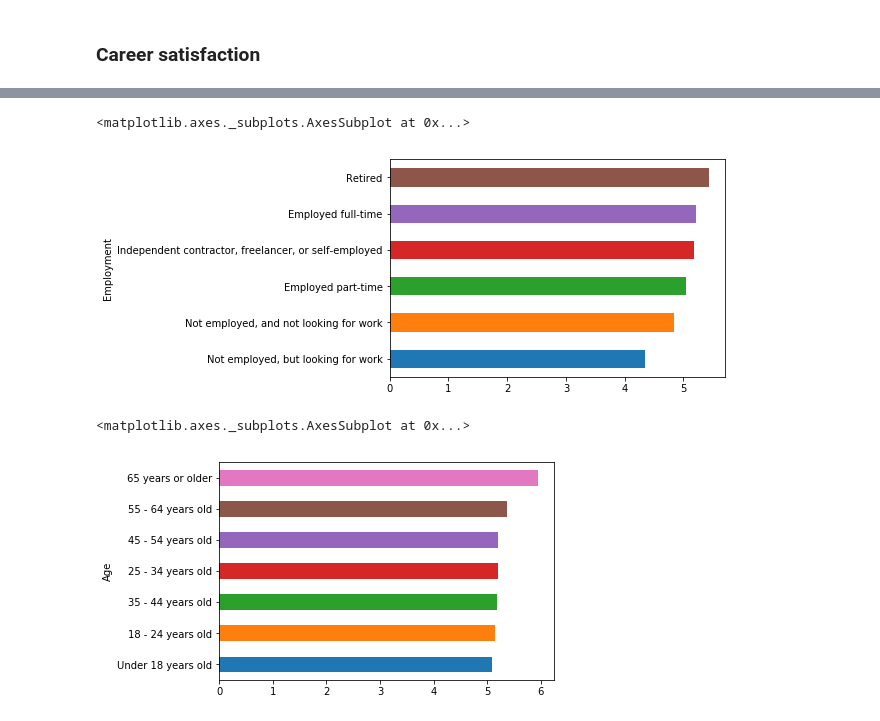
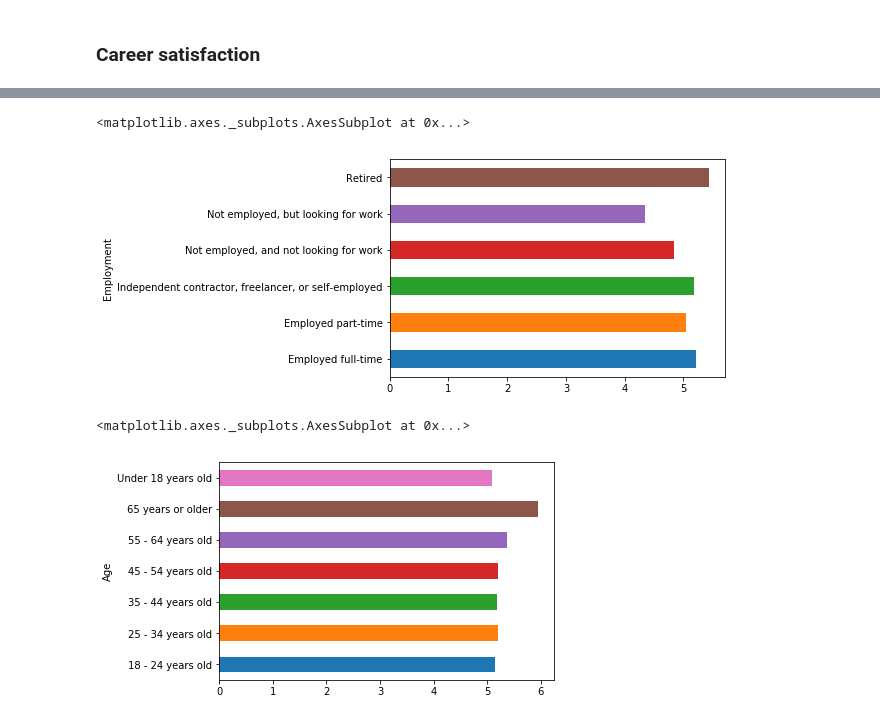
Before and after one commit to iliakplv/overflow, a Jupyter notebook: analysis.ipynb, the cells around one changed output, grey strips where cells are left out. Cells and saved outputs as stored; diff of their text form; code cells hidden in the pictures.

```diff
--- a/analysis.ipynb
+++ b/analysis.ipynb
@@ -219,17 +219,17 @@ Name: CareerSatisfaction, Length: 177, dtype: float64
 # %%
 # Career satisfaction by employment
 df[['Employment', 'CareerSatisfaction']].dropna() \
 .replace('Extremely dissatisfied', 1) \
 .replace('Moderately dissatisfied', 2) \
 .replace('Slightly dissatisfied', 3) \
 .replace('Neither satisfied nor dissatisfied', 4) \
 .replace('Slightly satisfied', 5) \
 .replace('Moderately satisfied', 6) \
 .replace('Extremely satisfied', 7) \
-.groupby(['Employment'])['CareerSatisfaction'].mean().sort_values(ascending=True).plot(kind='barh')
+.groupby(['Employment'])['CareerSatisfaction'].mean().plot(kind='barh')
 # %% [output]
 <matplotlib.axes._subplots.AxesSubplot at 0x...>
-[figure, old version]
+[figure, new version]
 # %%
 # Career satisfaction by age
 df[['Age', 'CareerSatisfaction']].dropna() \
@@ -240,7 +240,7 @@ df[['Age', 'CareerSatisfaction']].dropna() \
 .replace('Slightly satisfied', 5) \
 .replace('Moderately satisfied', 6) \
 .replace('Extremely satisfied', 7) \
-.groupby(['Age'])['CareerSatisfaction'].mean().sort_values(ascending=True).plot(kind='barh')
+.groupby(['Age'])['CareerSatisfaction'].mean().plot(kind='barh')
 # %% [output]
 <matplotlib.axes._subplots.AxesSubplot at 0x...>
-[figure, old version]
+[figure, new version]
```
Also changed, not shown: parts of 4 cells of this notebook.
